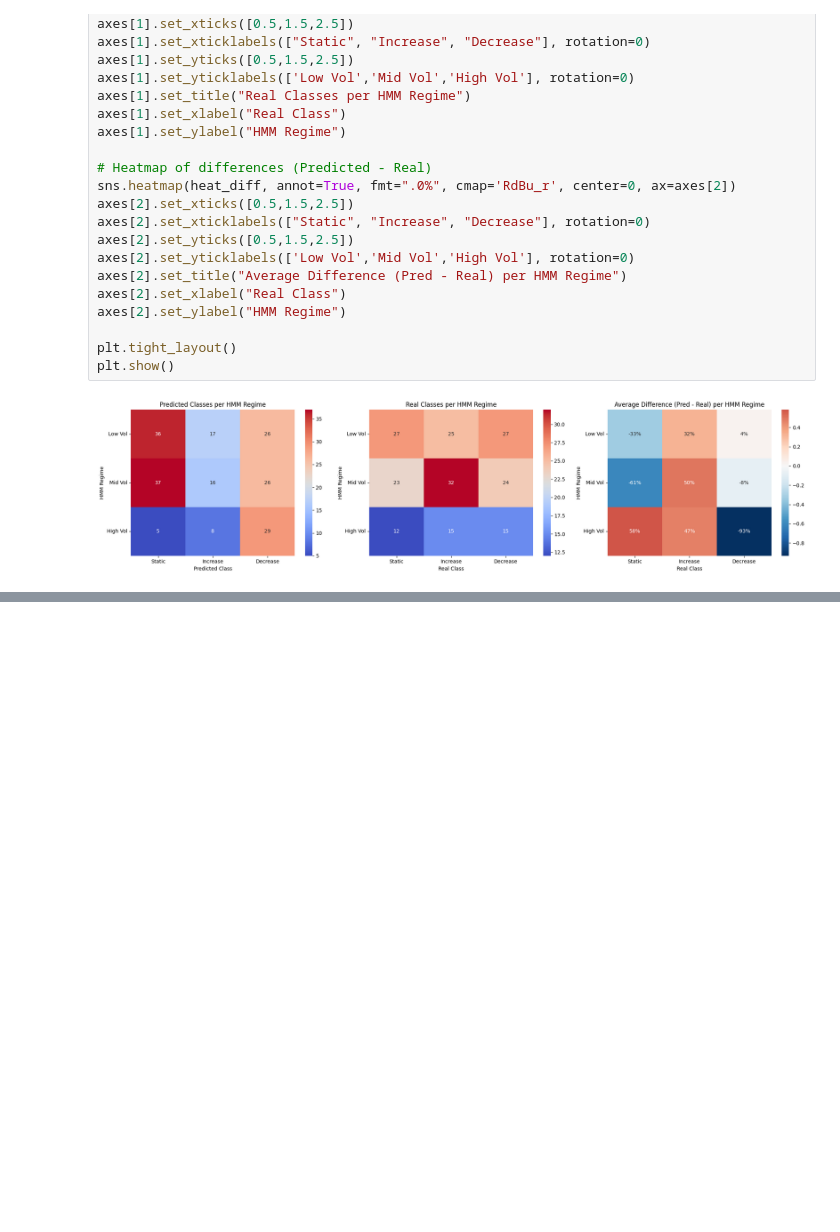
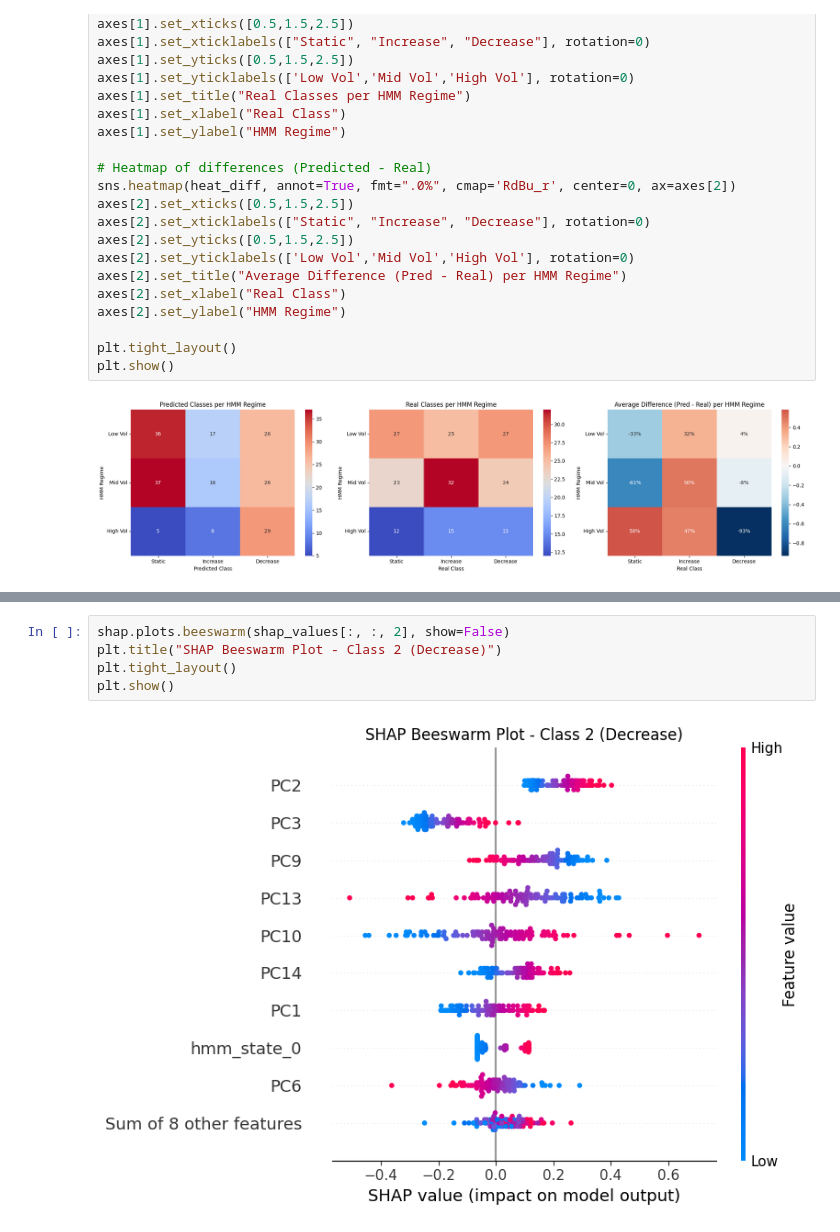
Before and after one commit to AFAcoding/Hierarchical-Regime-Aware-Stacked-Ensemble-for-Intra-day-VIX-Dynamics, a Jupyter notebook: Logistic_Classification.ipynb, the cells around one changed output, grey strips where cells are left out. Drawn from its saved outputs; the diff is of its cells as text; blank space fills up the shorter version.

```diff
--- a/Logistic_Classification.ipynb
+++ b/Logistic_Classification.ipynb
@@ -646,0 +668,7 @@ plt.show()
+# %%
+shap.plots.beeswarm(shap_values[:, :, 2], show=False)
+plt.title("SHAP Beeswarm Plot - Class 2 (Decrease)")
+plt.tight_layout()
+plt.show()
+# %% [output]
+[figure, added]
```
Also changed, not shown: parts of 11 cells of this notebook.
